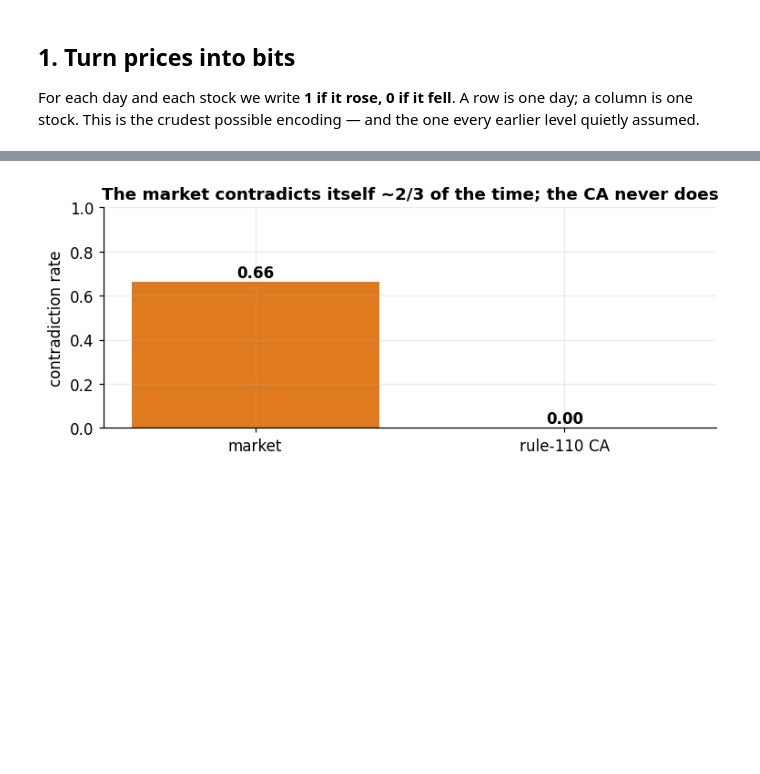
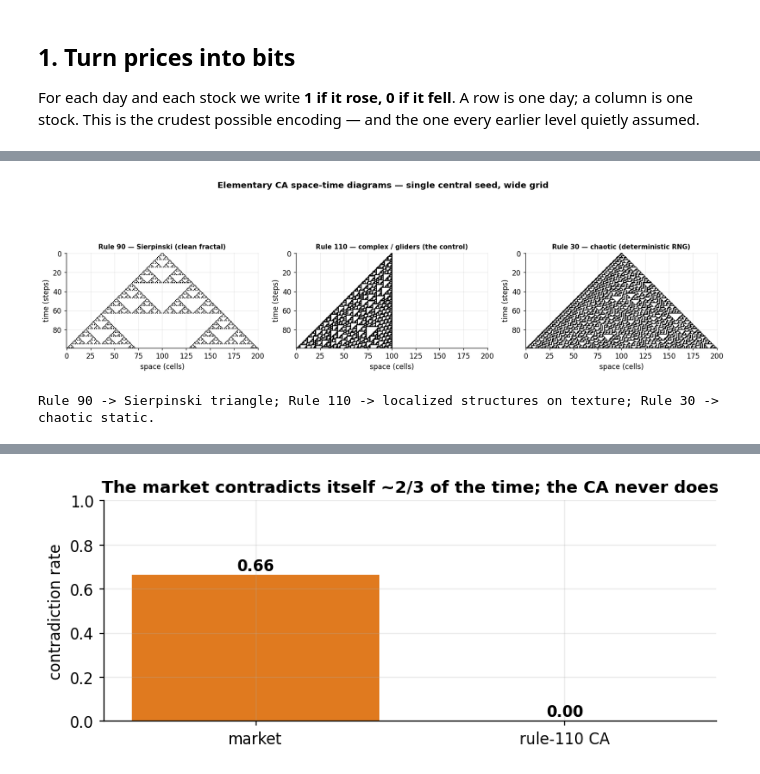
Before and after one commit to albertoHdzE/CausalBool, a Jupyter notebook: index-deconvolution/notebooks/03_financial_honest_negative.ipynb, the cells around one changed output, grey strips where cells are left out. Drawn from its saved outputs; the diff is of its cells as text; code cells hidden in the pictures; blank space fills up the shorter version.

```diff
--- a/index-deconvolution/notebooks/03_financial_honest_negative.ipynb
+++ b/index-deconvolution/notebooks/03_financial_honest_negative.ipynb
@@ -93 +217,28 @@ cellular automaton (which we *know* is deterministic).
+# %%
+# --- Visualise a CA properly: WIDE grid + SINGLE central seed + square aspect ---
+# (Matching the CA to the market columns is right for the deconvolution CONTROL, but
+#  far too narrow to SEE the pattern. For visualisation, go wide with one central seed.)
+from ca_deconvolution import evolve_eca
+import numpy as np
+
+def eca_pattern(rule, width=201, steps=100):
+    init = [0] * width
+    init[width // 2] = 1                      # the canonical single seed
+    return np.array(evolve_eca(rule, init, steps))
+
+fig, axes = plt.subplots(1, 3, figsize=(15, 5))
+titles = {90: 'Rule 90 \u2014 Sierpinski (clean fractal)',
+          110: 'Rule 110 \u2014 complex / gliders (the control)',
+          30: 'Rule 30 \u2014 chaotic (deterministic RNG)'}
+for ax, rule in zip(axes, [90, 110, 30]):
+    ax.imshow(eca_pattern(rule, width=201, steps=100), cmap='binary',
+              interpolation='nearest', aspect='equal')
+    ax.set_title(titles[rule], fontsize=10)
+    ax.set_xlabel('space (cells)'); ax.set_ylabel('time (steps)')
+plt.suptitle('Elementary CA space-time diagrams \u2014 single central seed, wide grid', fontweight='bold')
+plt.tight_layout(); plt.show()
+print('Rule 90 -> Sierpinski triangle; Rule 110 -> localized structures on texture; Rule 30 -> chaotic static.')
+# %% [output]
+[figure, added]
+Rule 90 -> Sierpinski triangle; Rule 110 -> localized structures on texture; Rule 30 -> chaotic static.
 # %%
```
Also changed, not shown: parts of 10 cells of this notebook, 14 other files.
